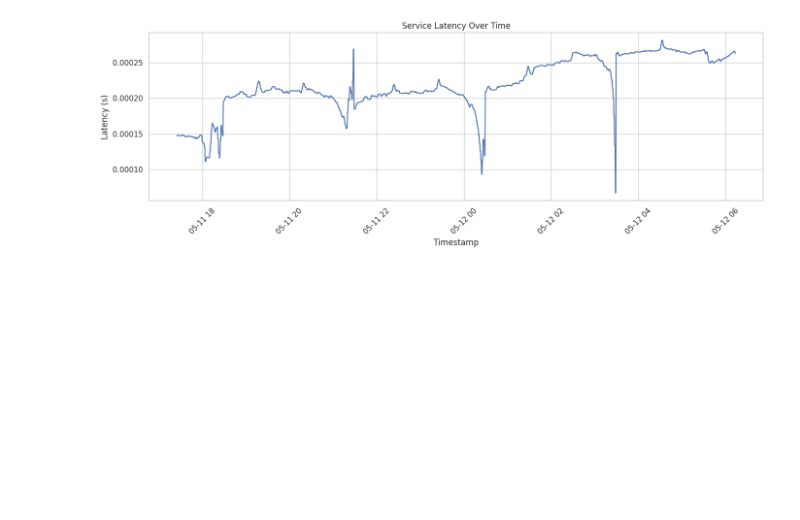
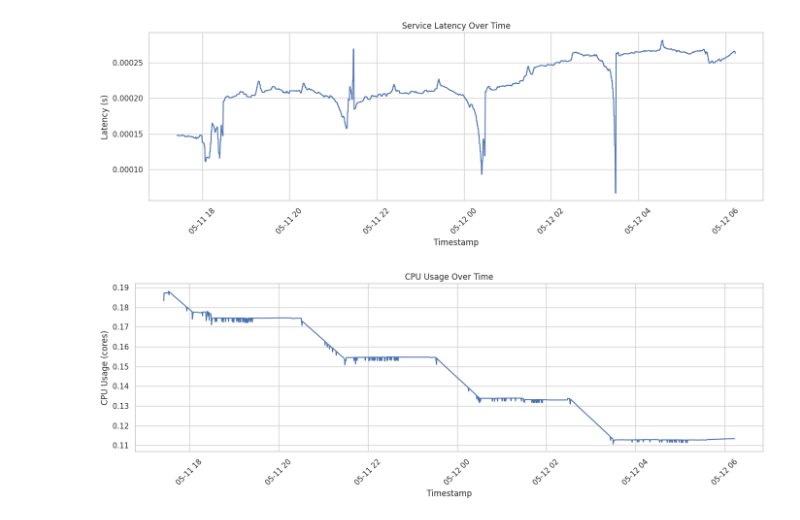
Before and after one commit to cepdnaclk/e19-4yp-AI-Dirven-Latency-Constrained-Resource-Management-In-Kubernetes, a Jupyter notebook: results/service2_cpu_reduction.ipynb, the cells around one changed output. Saved outputs shown, nothing was run; the diff lists cells and outputs as text; code cells hidden in the pictures; blank space fills up the shorter version.

Commit message:
Add cpu usage over time plot

```diff
--- a/results/service2_cpu_reduction.ipynb
+++ b/results/service2_cpu_reduction.ipynb
@@ -43,3 +43,8 @@ plot_time_series(df['Timestamp'], df['CPU Limit'], 'CPU Limit (cores)', 'Service
 plot_time_series(df['Timestamp'], df['Latency'], 'Latency (s)', 'Service Latency Over Time')
 # %% [output]
 [figure]
+# %%
+# 2. CPU Usage over time
+plot_time_series(df['Timestamp'], df['CPU Usage'], 'CPU Usage (cores)', 'CPU Usage Over Time')
+# %% [output]
+[figure, added]
```
